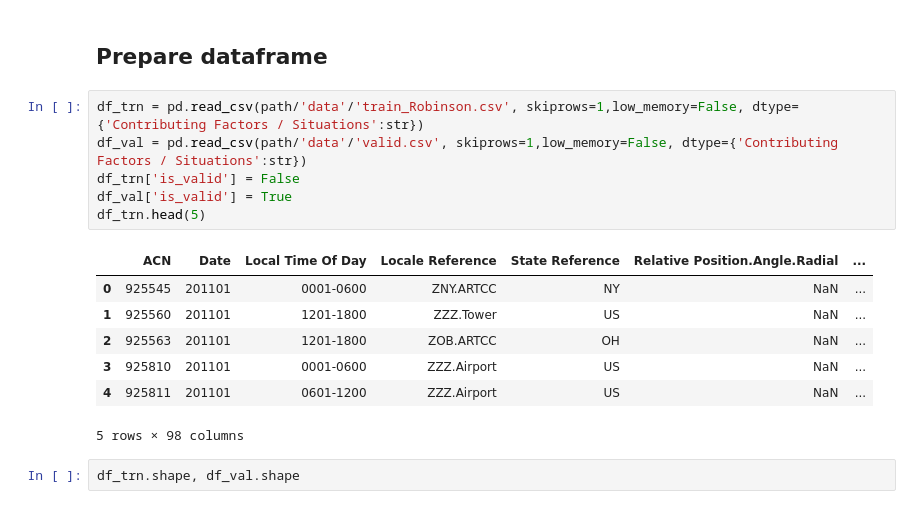
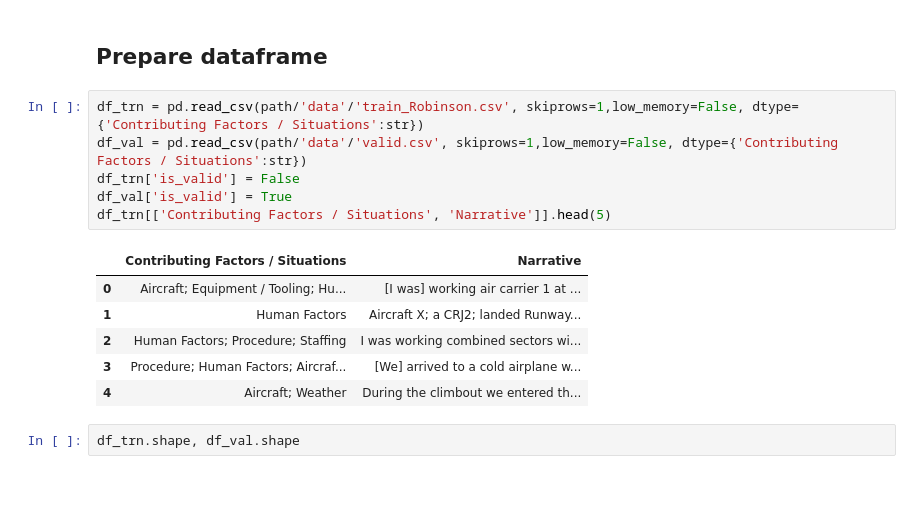
Before and after one commit to krasing/multilabel-ULMFiT, a Jupyter notebook: asrs_fastai_v2.ipynb, the cells around one changed output. Cells and saved outputs as stored; diff of their text form.

```diff
--- a/asrs_fastai_v2.ipynb
+++ b/asrs_fastai_v2.ipynb
@@ -19,17 +19,16 @@ path = Path('.')
 # %%
 df_trn = pd.read_csv(path/'data'/'train_Robinson.csv', skiprows=1,low_memory=False, dtype={'Contributing Factors / Situations':str})
 df_val = pd.read_csv(path/'data'/'valid.csv', skiprows=1,low_memory=False, dtype={'Contributing Factors / Situations':str})
 df_trn['is_valid'] = False
 df_val['is_valid'] = True
-df_trn.head(5)
+df_trn[['Contributing Factors / Situations', 'Narrative']].head(5)
 # %% [output]
-|  | ACN | Date | Local Time Of Day | Locale Reference | State Reference | Relative Position.Angle.Radial | ... |
-| 0 | 925545 | 201101 | 0001-0600 | ZNY.ARTCC | NY | NaN | ... |
-| 1 | 925560 | 201101 | 1201-1800 | ZZZ.Tower | US | NaN | ... |
-| 2 | 925563 | 201101 | 1201-1800 | ZOB.ARTCC | OH | NaN | ... |
-| 3 | 925810 | 201101 | 0001-0600 | ZZZ.Airport | US | NaN | ... |
-| 4 | 925811 | 201101 | 0601-1200 | ZZZ.Airport | US | NaN | ... |
+|  | Contributing Factors / Situations | Narrative |
+| 0 | Aircraft; Equipment / Tooling; Hu... | [I was] working air carrier 1 at ... |
+| 1 | Human Factors | Aircraft X; a CRJ2; landed Runway... |
+| 2 | Human Factors; Procedure; Staffing | I was working combined sectors wi... |
+| 3 | Procedure; Human Factors; Aircraf... | [We] arrived to a cold airplane w... |
+| 4 | Aircraft; Weather | During the climbout we entered th... |
-5 rows × 98 columns
 # %%
 df_trn.shape, df_val.shape
 # %% [output]
```
Also changed, not shown: parts of 1 cell of this notebook.
